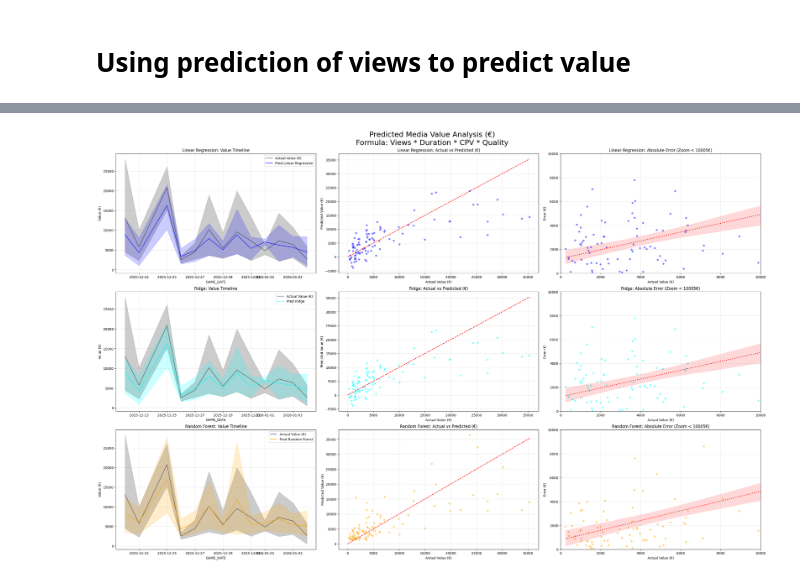
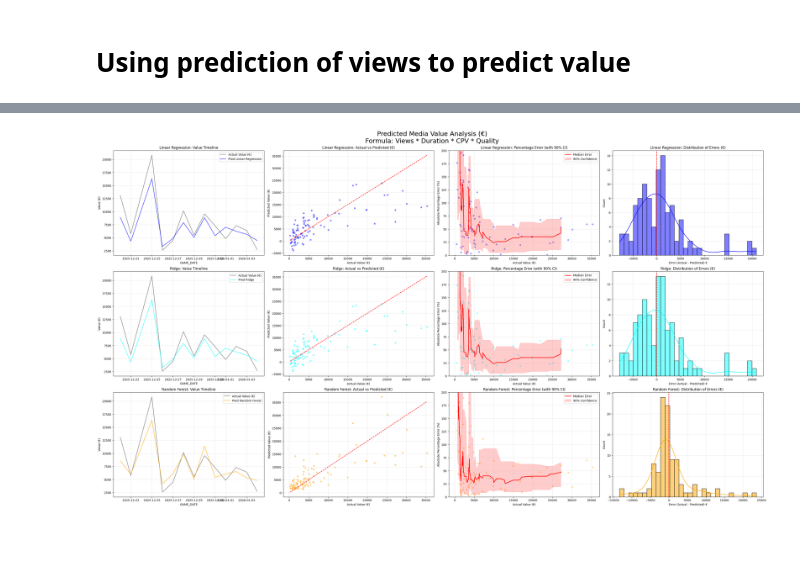
Before and after one commit to KylianSts/Quantifying-NBA-Sponsors-Extra-Exposure, a Jupyter notebook: Data_exploration/value_prediction_draft.ipynb, the cells around one changed output, grey strips where cells are left out. Cells and saved outputs as stored; diff of their text form; code cells hidden in the pictures; blank space fills up the shorter version.

Commit message:
adding graph for error analysis

```diff
--- a/Data_exploration/value_prediction_draft.ipynb
+++ b/Data_exploration/value_prediction_draft.ipynb
@@ -603,15 +824,8 @@ test_home_ids = meta_test['HOME_TEAM_ID'].values
 # We apply the formula to the ACTUAL views (y_test) to get the "True Value"
 y_test_real_value = calculate_value(y_test, test_home_ids, dict_arena_quality, dict_arena_duration, CPV)
 
-print(f"Mean Actual Value (Test Set): {y_test_real_value.mean():.2f} €")
-print(f"Max Actual Value (Test Set) : {y_test_real_value.max():.2f} €\n")
-
 # Convert Model Predictions (Views -> Value)
 results_value = {}
-
-print("-" * 50)
-print("FINANCIAL PERFORMANCE EVALUATION")
-print("-" * 50)
 
 # We iterate over the results from Section 6 (No re-training needed)
 for name, data in results.items():
@@ -639,53 +853,82 @@ for name, data in results.items():
     print("-" * 30)
 
 # FINANCIAL VISUALIZATION
-
+# ---------------------------------------------------------
 df_viz = meta_test.copy()
 df_viz['Reel_Value'] = y_test_real_value
 
 model_names = ['Linear', 'Ridge', 'RandomForest']
 display_names = ['Linear Regression', 'Ridge', 'Random Forest']
 
-# Smart Zoom Limit (e.g., 80th percentile) to see the core distribution
-zoom_limit = np.percentile(y_test_real_value, 80)
-
-fig, axes = plt.subplots(3, 3, figsize=(28, 18), constrained_layout=True)
+# Updated Layout: 3 rows, 4 columns (matching Section 6 style)
+fig, axes = plt.subplots(3, 4, figsize=(32, 18), constrained_layout=True)
 
 for i, name in enumerate(model_names):
     preds = results_value[name]['preds']
     color = results_value[name]['color']
     disp_name = display_names[i]
 
-    abs_errors = np.abs(df_viz['Reel_Value'] - preds)
+    # Error calculations
+    errors = df_viz['Reel_Value'] - preds       # Real Error (positive or negative)
+    abs_errors = np.abs(errors)                 # Absolute Error
 
     # --- Col 1: Timeline ---
     sns.lineplot(data=df_viz, x='GAME_DATE', y='Reel_Value', label='Actual Value (€)',
-                 alpha=0.5, color='black', ax=axes[i, 0])
+                 alpha=0.5, color='black', errorbar=None, ax=axes[i, 0])
     sns.lineplot(x=df_viz['GAME_DATE'], y=preds, label=f'Pred {disp_name}',
-                 alpha=0.8, color=color, ax=axes[i, 0])
+                 alpha=0.8, color=color, errorbar=None, ax=axes[i, 0])
     axes[i, 0].set_title(f'{disp_name}: Value Timeline')
     axes[i, 0].set_ylabel('Value (€)')
     axes[i, 0].grid(True, alpha=0.3)
 
     # --- Col 2: Scatter (Actual vs Pred) ---
     sns.scatterplot(x=df_viz['Reel_Value'], y=preds, alpha=0.5, color=color, ax=axes[i, 1])
-    max_val = df_viz['Reel_Value'].max()
-    axes[i, 1].plot([0, max_val], [0, max_val], 'r--', label='Perfect Prediction')
+    min_val, max_val = df_viz['Reel_Value'].min(), df_viz['Reel_Value'].max()
+    axes[i, 1].plot([min_val, max_val], [min_val, max_val], 'r--', label='Perfect Prediction')
     axes[i, 1].set_title(f'{disp_name}: Actual vs Predicted (€)')
     axes[i, 1].set_xlabel('Actual Value (€)')
     axes[i, 1].set_ylabel('Predicted Value (€)')
     axes[i, 1].grid(True, alpha=0.3)
 
-    # --- Col 3: Error vs Amount (Zoom) ---
-    sns.scatterplot(x=df_viz['Reel_Value'], y=abs_errors, alpha=0.5, color=color, ax=axes[i, 2])
-    sns.regplot(x=df_viz['Reel_Value'], y=abs_errors, scatter=False, color='red', ax=axes[i, 2], line_kws={'linestyle':':'})
+    # --- Col 3: Percentage Error with Confidence Interval ---
+    # Calculate percentage error (avoiding division by zero)
+    pct_errors = np.where(df_viz['Reel_Value'] != 0,
+                          (abs_errors / df_viz['Reel_Value']) * 100,
+                          0)
 
-    axes[i, 2].set_title(f'{disp_name}: Absolute Error (Zoom < {zoom_limit:.0f}€)')
-    axes[i, 2].set_xlim(0, zoom_limit)
-    axes[i, 2].set_ylim(0, zoom_limit)
+    # Plot scatter of percentage errors
+    sns.scatterplot(x=df_viz['Reel_Value'], y=pct_errors, alpha=0.4, color=color, ax=axes[i, 2])
+
+    # Calculate rolling statistics for confidence interval
+    # Sort by actual values for smooth confidence band
+    sorted_indices = np.argsort(df_viz['Reel_Value'])
+    sorted_actual = df_viz['Reel_Value'].iloc[sorted_indices]
+    sorted_pct_errors = pct_errors[sorted_indices]
+
+    # Calculate moving average and percentiles (90% confidence interval)
+    window_size = max(10, len(sorted_actual) // 20)  # Adaptive window
+    rolling_median = pd.Series(sorted_pct_errors).rolling(window=window_size, center=True).median()
+    rolling_p5 = pd.Series(sorted_pct_errors).rolling(window=window_size, center=True).quantile(0.05)
+    rolling_p95 = pd.Series(sorted_pct_errors).rolling(window=window_size, center=True).quantile(0.95)
+
+    # Plot median line and confidence band
+    axes[i, 2].plot(sorted_actual, rolling_median, color='red', linewidth=2, label='Median Error')
+    axes[i, 2].fill_between(sorted_actual, rolling_p5, rolling_p95,
+                            color='red', alpha=0.2, label='90% Confidence')
+
+    axes[i, 2].set_title(f'{disp_name}: Percentage Error (with 90% CI)')
     axes[i, 2].set_xlabel('Actual Value (€)')
-    axes[i, 2].set_ylabel('Error (€)')
+    axes[i, 2].set_ylabel('Absolute Percentage Error (%)')
+    axes[i, 2].set_ylim(0, min(200, np.percentile(pct_errors, 99)))  # Cap at 200% or 99th percentile
+    axes[i, 2].legend(loc='upper right')
     axes[i, 2].grid(True, alpha=0.3)
+
+    # --- Col 4: Error Distribution ---
+    sns.histplot(errors, kde=True, color=color, ax=axes[i, 3], bins=30)
+    axes[i, 3].axvline(0, color='red', linestyle='--', label='Zero Error')
+    axes[i, 3].set_title(f'{disp_name}: Distribution of Errors (€)')
+    axes[i, 3].set_xlabel('Error (Actual - Predicted) €')
+    axes[i, 3].grid(True, alpha=0.3)
 
 plt.suptitle("Predicted Media Value Analysis (€)\nFormula: Views * Duration * CPV * Quality", fontsize=22)
 plt.show()
@@ -710 +951 @@ R²   : 0.5359
-[figure, old version]
+[figure, new version]
```
Also changed, not shown: parts of 4 cells of this notebook.
